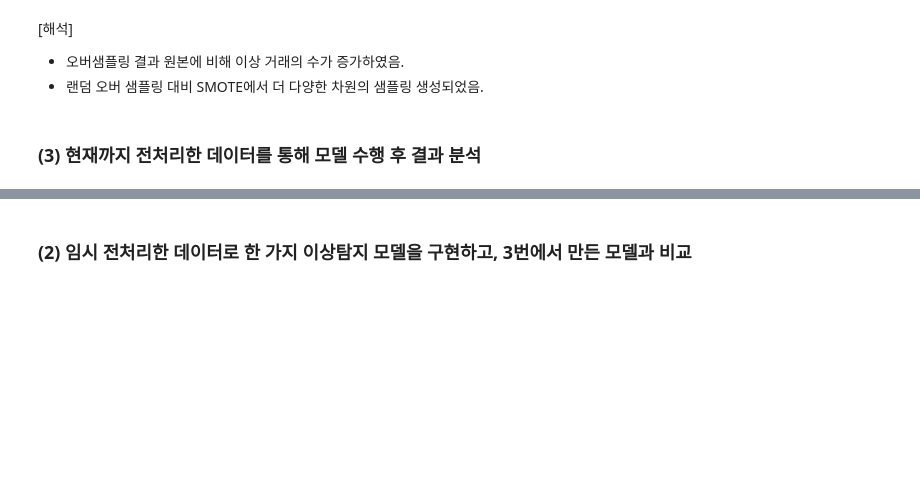
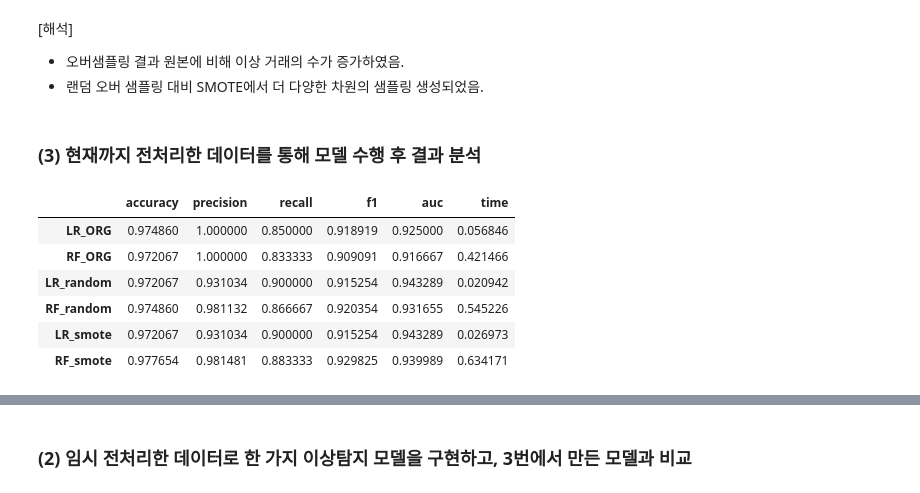
Before and after one commit to Park-Young-Bin/ADP_code, a Jupyter notebook: 27회 기출.ipynb, the cells around one changed output, grey strips where cells are left out. Saved outputs shown, nothing was run; the diff lists cells and outputs as text; code cells hidden in the pictures; blank space fills up the shorter version.

```diff
--- a/27회 기출.ipynb
+++ b/27회 기출.ipynb
@@ -352,3 +352,13 @@ plt.show()
 - 랜덤 오버 샘플링 대비 SMOTE에서 더 다양한 차원의 샘플링 생성되었음.
 # %% [markdown]
 ### (3) 현재까지 전처리한 데이터를 통해 모델 수행 후 결과 분석
+# %%
+# IF의 predict는 이상치를 -1, 정상값을 1로 반환해서
+# y와 동일하게 정상값 0, 이상값 1로 변경
+def label_mapping(x) :
+    if x == 1 :
+        return 0
+    elif x== -1 :
+        return 1
+    else :
+        return x
@@ -354,0 +418,27 @@ plt.show()
+# %%
+from sklearn.linear_model import LogisticRegression
+from sklearn.ensemble import RandomForestClassifier
+
+lr = LogisticRegression(random_state=1)
+rf = RandomForestClassifier(random_state=1)
+
+# LR
+df_lr_org = evaluate_model(lr, X_train, y_train, X_test, y_test)
+df_lr_random = evaluate_model(lr, X_train_random, y_train_random, X_test, y_test)
+df_lr_smote = evaluate_model(lr, X_train_sm, y_train_sm, X_test, y_test)
+# RF
+df_rf_org = evaluate_model(rf, X_train, y_train, X_test, y_test)
+df_rf_random = evaluate_model(rf, X_train_random, y_train_random, X_test, y_test)
+df_rf_smote = evaluate_model(rf, X_train_sm, y_train_sm, X_test, y_test)
+
+df_result = pd.concat([df_lr_org, df_rf_org, df_lr_random, df_rf_random, df_lr_smote, df_rf_smote], axis=0)
+df_result.index=['LR_ORG', 'RF_ORG', 'LR_random', 'RF_random', 'LR_smote', 'RF_smote']
+display(df_result)
+# %% [output]
+|  | accuracy | precision | recall | f1 | auc | time |
+| LR_ORG | 0.974860 | 1.000000 | 0.850000 | 0.918919 | 0.925000 | 0.056846 |
+| RF_ORG | 0.972067 | 1.000000 | 0.833333 | 0.909091 | 0.916667 | 0.421466 |
+| LR_random | 0.972067 | 0.931034 | 0.900000 | 0.915254 | 0.943289 | 0.020942 |
+| RF_random | 0.974860 | 0.981132 | 0.866667 | 0.920354 | 0.931655 | 0.545226 |
+| LR_smote | 0.972067 | 0.931034 | 0.900000 | 0.915254 | 0.943289 | 0.026973 |
+| RF_smote | 0.977654 | 0.981481 | 0.883333 | 0.929825 | 0.939989 | 0.634171 |
```
Also changed, not shown: parts of 33 cells of this notebook.
